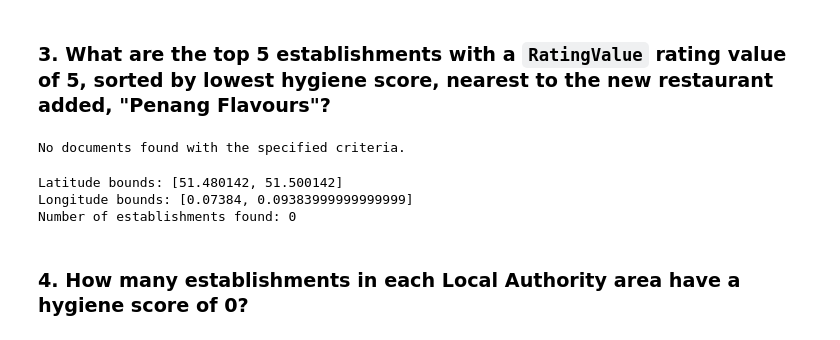
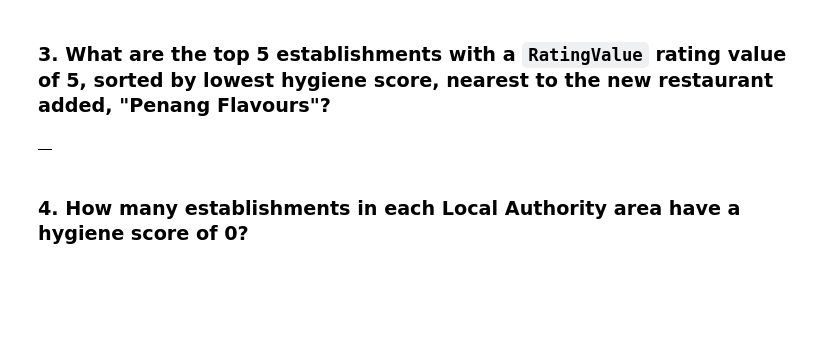
Before and after one commit to jrobertofg/Nosql-challenge, a Jupyter notebook: NoSQL_analysis_starter.ipynb, the cells around one changed output. Drawn from its saved outputs; the diff is of its cells as text; code cells hidden in the pictures; blank space fills up the shorter version.

```diff
--- a/NoSQL_analysis_starter.ipynb
+++ b/NoSQL_analysis_starter.ipynb
@@ -173,64 +425,35 @@ Number of rows in the DataFrame: 66
 # %% [markdown]
 ### 3. What are the top 5 establishments with a `RatingValue` rating value of 5, sorted by lowest hygiene score, nearest to the new restaurant added, "Penang Flavours"?
 # %%
+# Search within 0.01 degree on either side of the latitude and longitude.
+# Rating value must equal 5
+# Sort by hygiene score
+degree_search = 0.01
+latitude = 51.490142
+longitude = 0.083840
 
-    # Convert the results to a DataFrame and display/save
-if resultsRV5:
-    # Convert the list of documents to a Pandas DataFrame
-    dfRV5 = pd.DataFrame(resultsRV5)
+query = {"RatingValue": 5,
+    "geocode.latitude": {"$gte": latitude - degree_search, "$lte": latitude + degree_search},
+    "geocode.longitude": {"$gte": longitude - degree_search, "$lte": longitude + degree_search}}
 
-    # Display the number of rows in the DataFrame
-    print(f"Number of rows in the DataFrame: {len(dfRV5)}")
+sort = [("scores.Hygiene", 1)]
 
-    # Display the first 10 rows of the DataFrame
-    display(dfRV5.head(10))
+limit = 5
 
-    # Specify the file path and name for the CSV file
-    csv_file_path = 'top_5_establishments_near_penang_flavours.csv'
+# Print the results
+results=establishments.find(query).sort(sort).limit(limit)
 
-    # Save the DataFrame to a CSV file
-    dfRV5.to_csv(csv_file_path, index=False)
-    print(f"DataFrame saved to {csv_file_path}")
-else:
-    print("No documents found with the specified criteria.")
+for res in results:
+    pprint(res)
-# %% [output]
-No documents found with the specified criteria.
 # %%
-# Search within 0.01 degree on either side of the latitude and longitude.
-# Rating value must equal 5
-# Sort by hygiene score
-penang_flavours_coords = {
-    "latitude": 51.49014200,
-    "longitude": 0.08384000
-}
 
-# Define the search parameters
-degree_search = 0.01
-latitude_bounds = [penang_flavours_coords['latitude'] - degree_search, penang_flavours_coords['latitude'] + degree_search]
-longitude_bounds = [penang_flavours_coords['longitude'] - degree_search, penang_flavours_coords['longitude'] + degree_search]
+# Convert result to Pandas DataFrame
+results=list(establishments.find(query).sort(sort).limit(limit))
+top5_establishments_df=pd.DataFrame(results)
 
-# Print the latitude and longitude bounds
-print(f"Latitude bounds: {latitude_bounds}")
-print(f"Longitude bounds: {longitude_bounds}")
-
-query_location = {
-    "geocode.latitude": {"$gte": latitude_bounds[0], "$lte": latitude_bounds[1]},
-    "geocode.longitude": {"$gte": longitude_bounds[0], "$lte": longitude_bounds[1]}
-}
-
-# Execute the query and fetch the results
-results_location = list(db.establishments.find(query_location))
-
-# Print the number of results found
-print(f"Number of establishments found: {len(results_location)}")
-
-# Print the first 5 results
-for result in results_location:
-    pprint(result)
+top5_establishments_df.head()
 # %% [output]
-Latitude bounds: [51.480142, 51.500142]
-Longitude bounds: [0.07384, 0.09383999999999999]
-Number of establishments found: 0
+|  |
 # %%
 # Convert result to Pandas DataFrame
 # %% [markdown]
```
Also changed, not shown: parts of 4 cells of this notebook.
